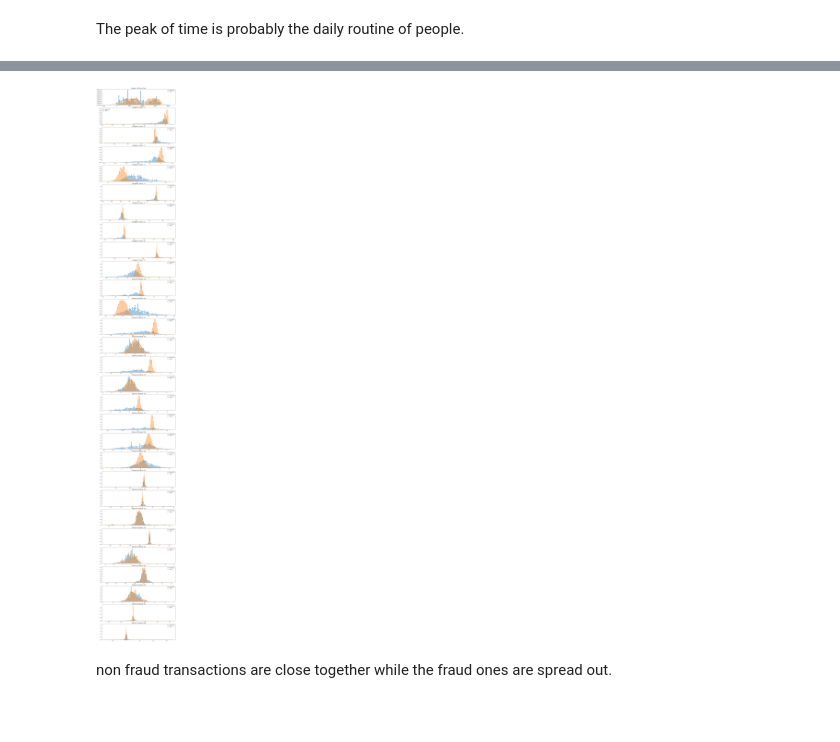
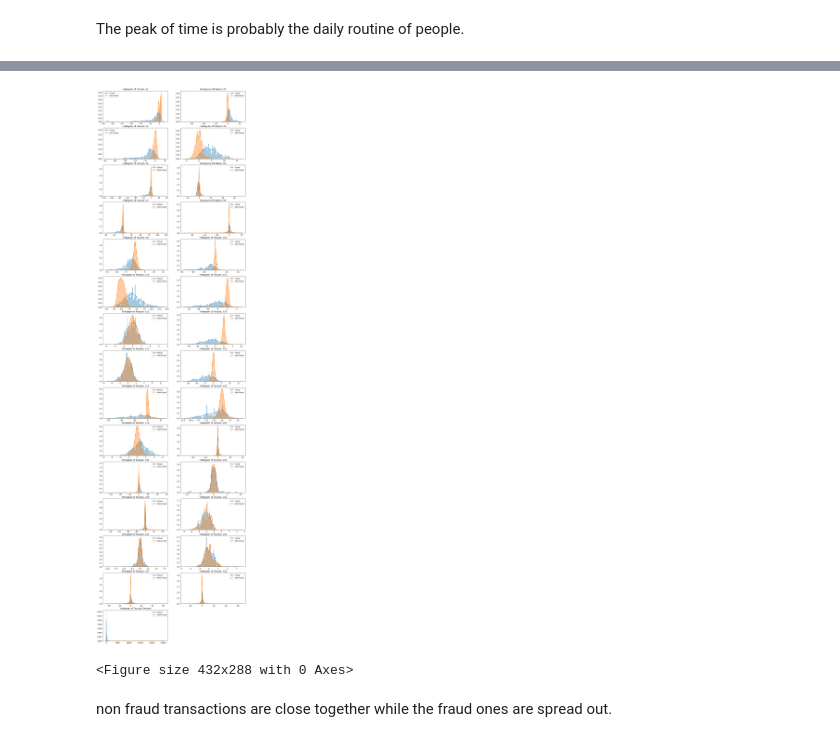
Before and after one commit to hessam211/credit-card-fraud-detection, a Jupyter notebook: credit_card_fraud_detection.ipynb, the cells around one changed output, grey strips where cells are left out. Drawn from its saved outputs; the diff is of its cells as text; code cells hidden in the pictures; blank space fills up the shorter version.

```diff
--- a/credit_card_fraud_detection.ipynb
+++ b/credit_card_fraud_detection.ipynb
@@ -63,17 +88,18 @@ sns.distplot(data['Class'].values)
 # %%
-features = data.iloc[:,0:29].columns
+features = data.iloc[:,1:30].columns
 plt.figure(figsize=(15,29*4))
-gs = grs.GridSpec(29, 1)
+gs = grs.GridSpec(29, 2)
 for i, c in enumerate(data[features]):
     ax = plt.subplot(gs[i])
-    sns.distplot(data[c][data.Class == 1], bins=50, label="Non-Fraud")
-    sns.distplot(data[c][data.Class == 0], bins=50, label="Valid")
+    sns.distplot(data[c][data.Class == 1], bins=50, label="Fraud")
+    sns.distplot(data[c][data.Class == 0], bins=50, label="Non-Fraud")
     ax.legend()
     ax.set_xlabel('')
     ax.set_title('Histogram of Feature: ' + str(c))
 plt.show()
 # %% [output]
-[figure, old version]
+[figure, new version]
+<Figure size 432x288 with 0 Axes>
 # %% [markdown]
 non fraud transactions are close together while the fraud ones are spread out.
 # %%
```
Also changed, not shown: parts of 17 cells of this notebook.
